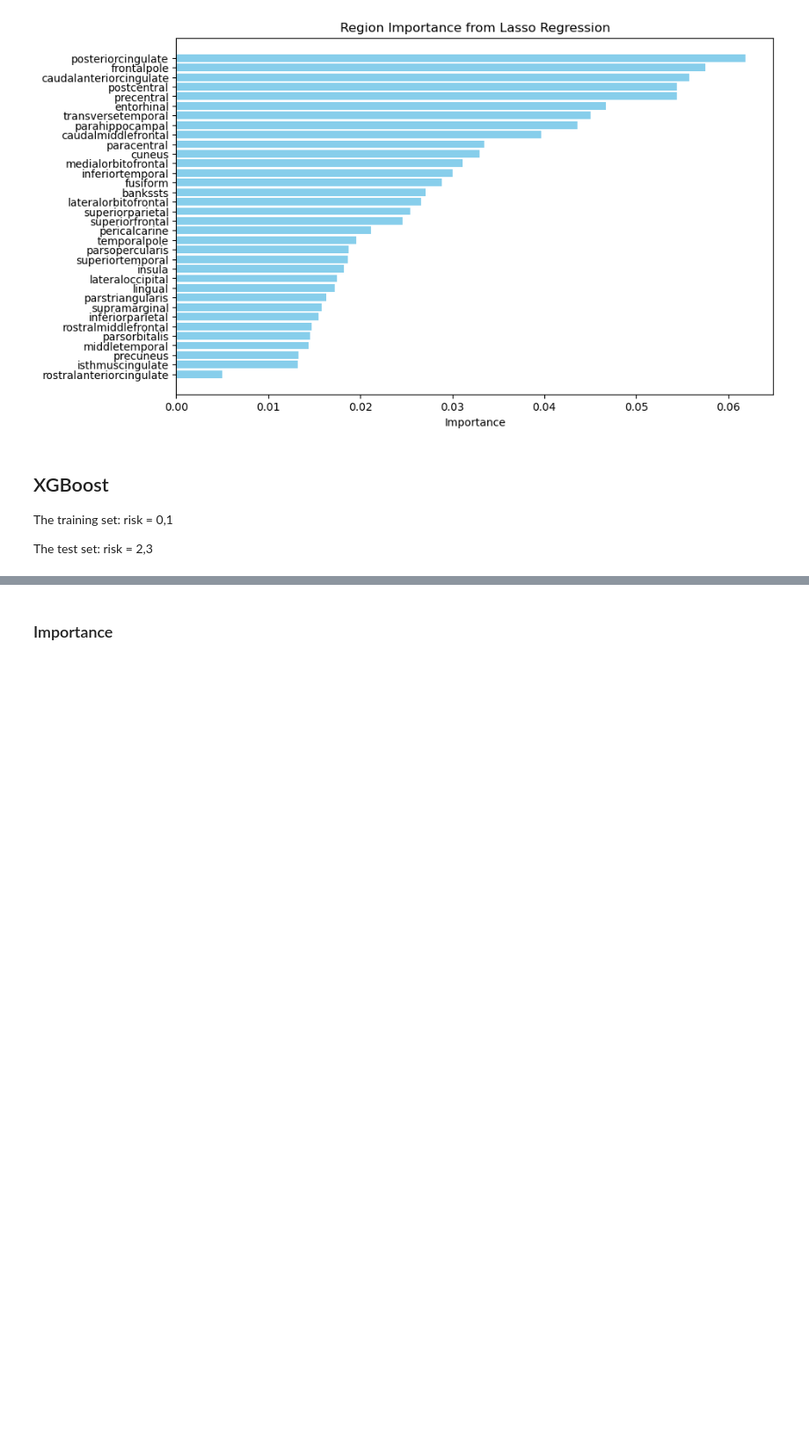
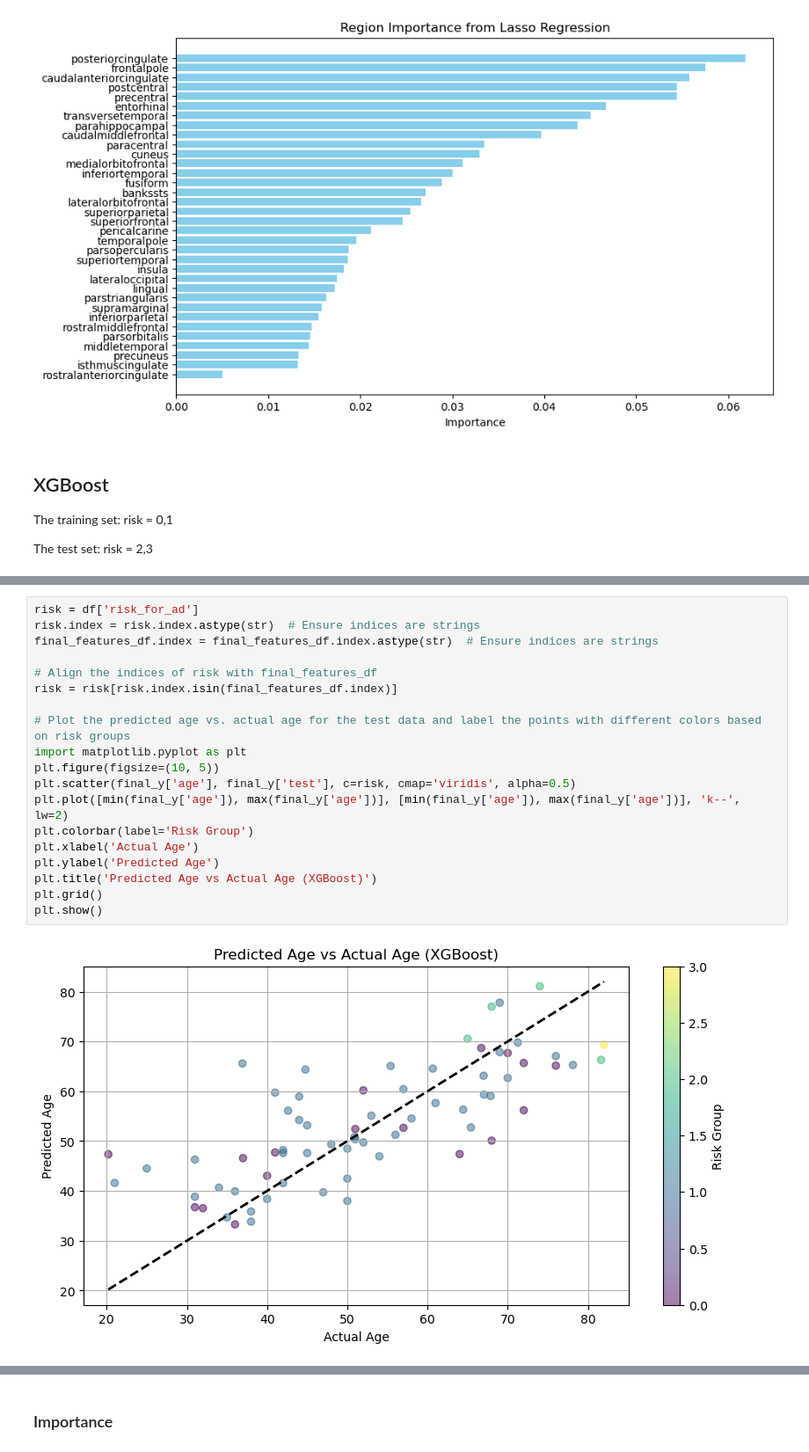
Before and after one commit to wowgudabudaa/Age_prediction_using_columns_analysis, a Jupyter notebook: age_prediction_on_columns_analyses/AD-DECODE_fa.ipynb, the cells around one changed output, grey strips where cells are left out. Shown at 88% size. Saved outputs shown, nothing was run; the diff lists cells and outputs as text; blank space fills up the shorter version.

```diff
--- a/age_prediction_on_columns_analyses/AD-DECODE_fa.ipynb
+++ b/age_prediction_on_columns_analyses/AD-DECODE_fa.ipynb
@@ -840,0 +922,21 @@ XGBoost Training R-squared (R2): 1.00
+# %%
+risk = df['risk_for_ad']
+risk.index = risk.index.astype(str)  # Ensure indices are strings
+final_features_df.index = final_features_df.index.astype(str)  # Ensure indices are strings
+
+# Align the indices of risk with final_features_df
+risk = risk[risk.index.isin(final_features_df.index)]
+
+# Plot the predicted age vs. actual age for the test data and label the points with different colors based on risk groups
+import matplotlib.pyplot as plt
+plt.figure(figsize=(10, 5))
+plt.scatter(final_y['age'], final_y['test'], c=risk, cmap='viridis', alpha=0.5)
+plt.plot([min(final_y['age']), max(final_y['age'])], [min(final_y['age']), max(final_y['age'])], 'k--', lw=2)
+plt.colorbar(label='Risk Group')
+plt.xlabel('Actual Age')
+plt.ylabel('Predicted Age')
+plt.title('Predicted Age vs Actual Age (XGBoost)')
+plt.grid()
+plt.show()
+# %% [output]
+[figure, added]
```
Also changed, not shown: parts of 14 cells of this notebook.
